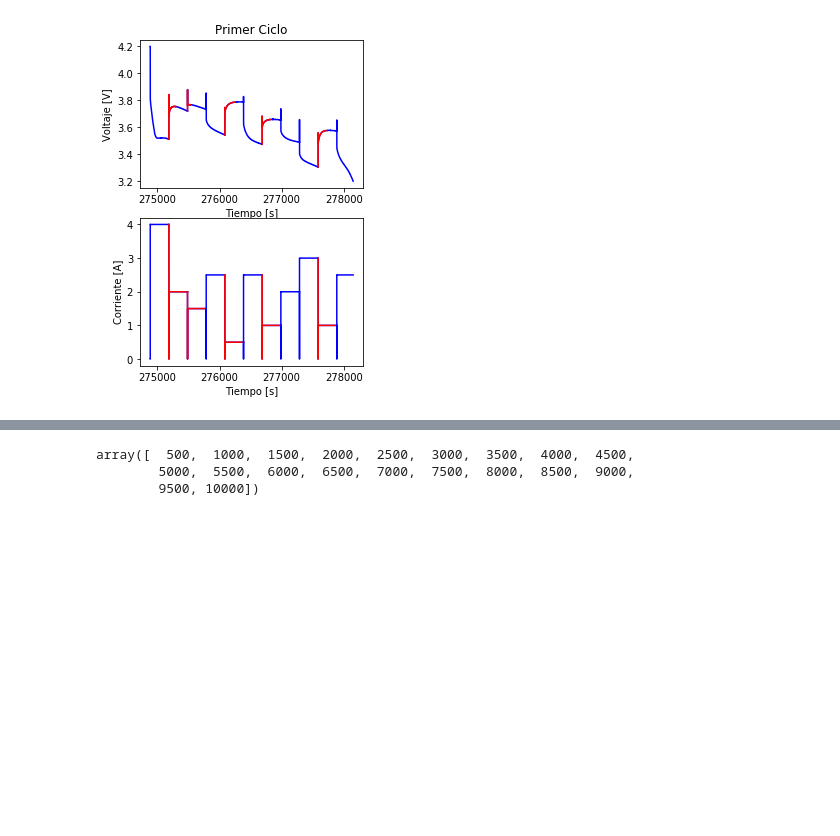
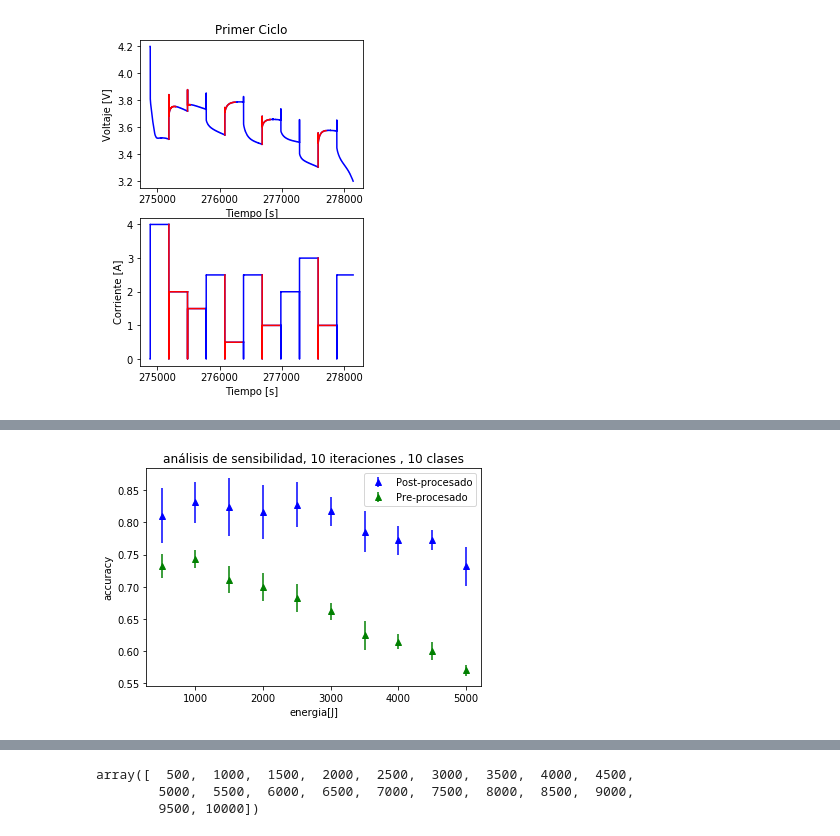
Before and after one commit to MartinVIllesca/Analisis_Baterias, a Jupyter notebook: notebooks/exploracion_cesar_2.ipynb, the cells around one changed output, grey strips where cells are left out. Drawn from its saved outputs; the diff is of its cells as text; code cells hidden in the pictures; blank space fills up the shorter version.

```diff
--- a/notebooks/exploracion_cesar_2.ipynb
+++ b/notebooks/exploracion_cesar_2.ipynb
@@ -1418,0 +1297,90 @@ plt.title("analisis de sensibilidad, %s iteraciones" %n_try)
+# %%
+## senbilidad de acuerdo a la energia consumida
+data_1 = df.values
+data_2 = df_2.values
+data = np.vstack((data_1,data_2))
+
+Nombres = df.columns.values
+
+
+jump_ene = 10
+n_try = 10
+accu_ene = np.zeros((n_try,jump_ene))
+accu_ene_pre = np.zeros((n_try,jump_ene))
+
+for j in range(n_try):
+    for i in range(jump_ene):
+
+
+        energi= 500+500*i
+        ind = np.where((data[:,1]>energi))
+        data_fil = np.delete(data,ind,axis=0)
+
+        data_fil = np.hstack((data_fil[:,1:4],data_fil[:,8:]))
+        Nombres_featu = np.hstack((Nombres[1:4],Nombres[8:-1]))
+
+
+        for l in range(data_fil.shape[1]):
+            aux_test = data_fil[:,l].astype(np.float64)
+            idx = np.where((np.isnan(aux_test)) | (np.isinf(aux_test)))
+            if idx[0].size != 0:
+                data_fil = np.delete(data_fil,idx,axis=0)
+
+        data_x = data_fil[:,:-1]
+
+        data_y = data_fil[:,-1]
+        data_y = data_y.astype(int)
+
+
+        scaler = StandardScaler()
+
+        scaler_data = scaler.fit_transform(data_x)
+
+        Sel_best = SelectKBest(mutual_info_classif, k=9)
+        Sel_best.fit(scaler_data, data_y)
+        Best_Sel = Sel_best.get_support()
+        Data_sel = [str(Nombres_featu[i])+":"+ str(Best_Sel[i]) for i in range(len(Best_Sel))]
+        #print(Data_sel)
+
+        data_x = Sel_best.transform(scaler_data)
+
+
+        #Random forest
+        from sklearn.ensemble import RandomForestClassifier
+        from sklearn.metrics import classification_report, confusion_matrix, accuracy_score,roc_curve
+        from sklearn.model_selection import train_test_split
+
+        win = 6
+
+
+
+        x_train, y_train, x_valid, y_valid = data_valid(data_x, data_y,30, win)
+
+
+        regressor = RandomForestClassifier(n_estimators=150)
+        regressor.fit(x_train , y_train)
+        y_pred_act = regressor.predict(x_valid)
+
+
+        y_pred = Mean_n(y_pred_act,win)
+        accu_ene_pre[j,i] = accuracy_score(y_valid, y_pred_act)
+        accu_ene[j,i] = accuracy_score(y_valid, y_pred)
+        print("try",j+1,"energi:",energi,"W;", win,"accu_pre_fit: ",accuracy_score(y_valid, y_pred_act),"accu_post_fit: ",accuracy_score(y_valid, y_pred))
+
+#Preprocesado
+
+accu_mean_pre = np.mean(accu_ene_pre,axis=0)
+accu_std_pre = np.std(accu_ene_pre,axis = 0)
+
+#Postprocesado
+accu_mean = np.mean(accu_ene,axis=0)
+accu_std = np.std(accu_ene,axis = 0)
+ran = np.arange(500,len(accu_std)*500+500,500)
+
+plt.errorbar(ran,accu_mean,accu_std,linestyle='None',marker='^',ecolor='b',c='b',label="Post-procesado")
+plt.errorbar(ran,accu_mean_pre,accu_std_pre,linestyle='None',marker='^',ecolor='g',c='g', label ="Pre-procesado")
+plt.legend(loc='best')
+plt.xlabel("energia[J]")
+plt.ylabel("accuracy")
+plt.title("análisis de sensibilidad, %s iteraciones , %d clases" %(n_try,sep))
+# %% [output]
@@ -1418,0 +1405 @@ plt.title("analisis de sensibilidad, %s iteraciones" %n_try)
+[figure, added]
```
Also changed, not shown: parts of 13 cells of this notebook, 3 other files.
